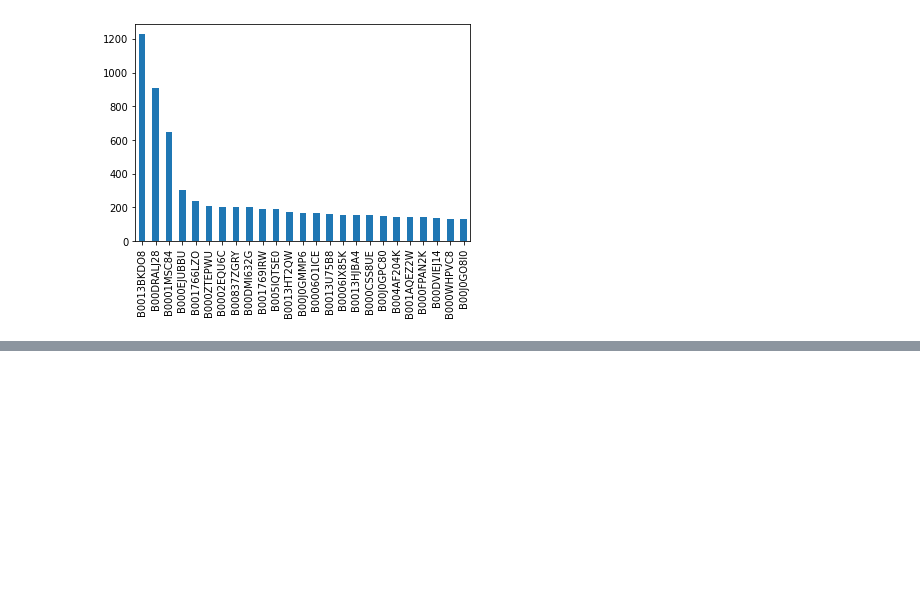
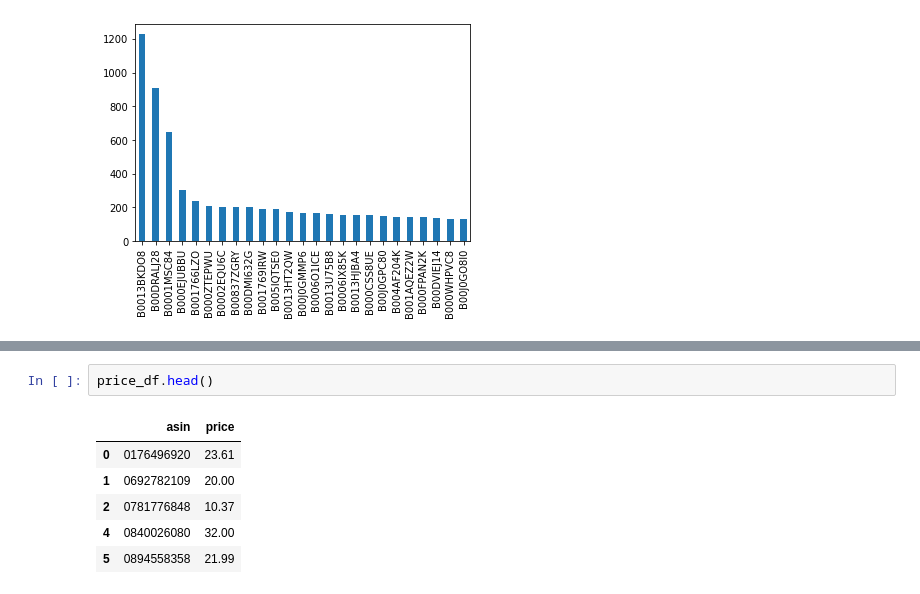
Before and after one commit to parkererickson/nlp8980-final-project, a Jupyter notebook: eda.ipynb, the cells around one changed output, grey strips where cells are left out. Drawn from its saved outputs; the diff is of its cells as text; blank space fills up the shorter version.

```diff
--- a/eda.ipynb
+++ b/eda.ipynb
@@ -51,0 +98,9 @@ ASIN: B001766LZO
+# %%
+price_df.head()
+# %% [output]
+|  | asin | price |
+| 0 | 0176496920 | 23.61 |
+| 1 | 0692782109 | 20.00 |
+| 2 | 0781776848 | 10.37 |
+| 4 | 0840026080 | 32.00 |
+| 5 | 0894558358 | 21.99 |
```
Also changed, not shown: parts of 12 cells of this notebook, 4 other files.
